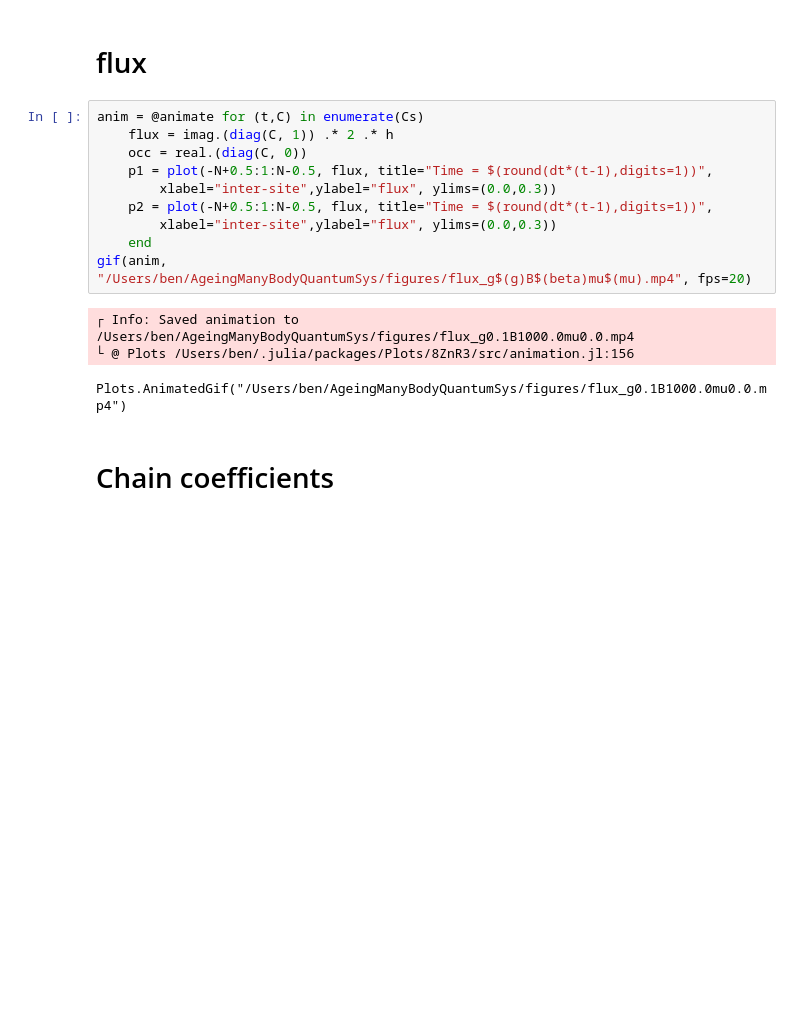
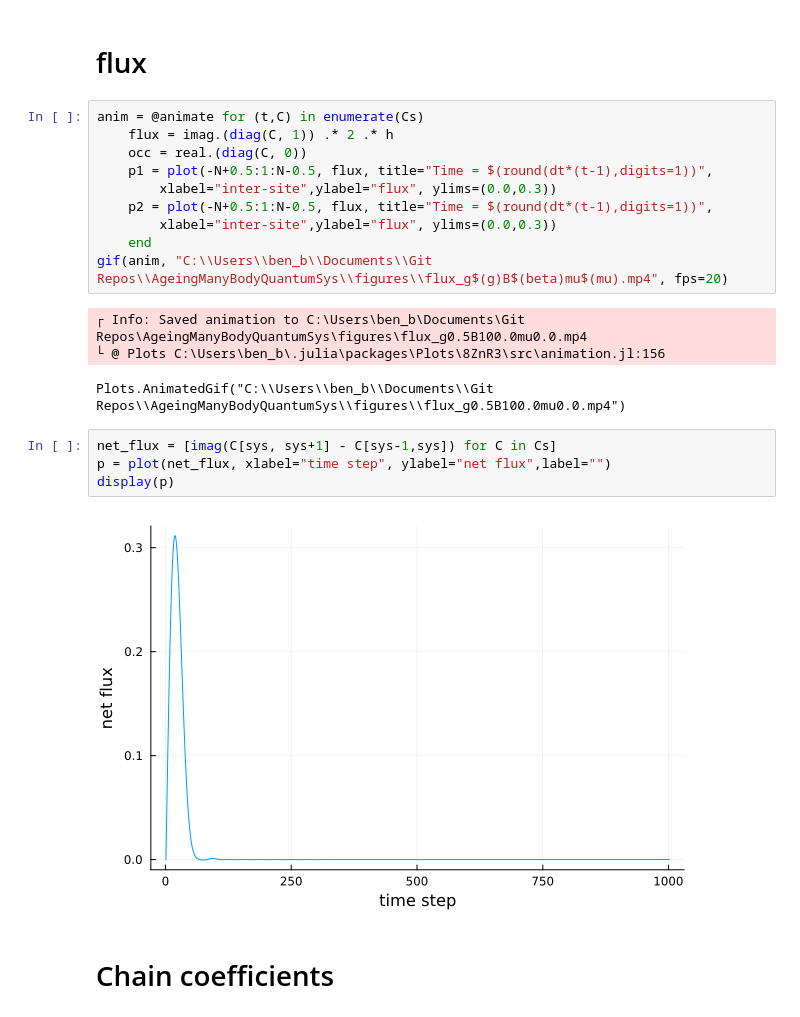
Before and after one commit to FTurci/AgeingManyBodyQuantumSys, a Jupyter notebook: 1stTerm/fluxAnims.ipynb, the cells around one changed output. Cells and saved outputs as stored; diff of their text form; blank space fills up the shorter version.

```diff
--- a/1stTerm/fluxAnims.ipynb
+++ b/1stTerm/fluxAnims.ipynb
@@ -80,11 +80,17 @@ anim = @animate for (t,C) in enumerate(Cs)
     p2 = plot(-N+0.5:1:N-0.5, flux, title="Time = $(round(dt*(t-1),digits=1))",
         xlabel="inter-site",ylabel="flux", ylims=(0.0,0.3))
     end
-gif(anim, "/Users/ben/AgeingManyBodyQuantumSys/figures/flux_g$(g)B$(beta)mu$(mu).mp4", fps=20)
+gif(anim, "C:\\Users\\ben_b\\Documents\\Git Repos\\AgeingManyBodyQuantumSys\\figures\\flux_g$(g)B$(beta)mu$(mu).mp4", fps=20)
 # %% [output]
-┌ Info: Saved animation to /Users/ben/AgeingManyBodyQuantumSys/figures/flux_g0.1B1000.0mu0.0.mp4
-└ @ Plots /Users/ben/.julia/packages/Plots/8ZnR3/src/animation.jl:156
+┌ Info: Saved animation to C:\Users\ben_b\Documents\Git Repos\AgeingManyBodyQuantumSys\figures\flux_g0.5B100.0mu0.0.mp4
+└ @ Plots C:\Users\ben_b\.julia\packages\Plots\8ZnR3\src\animation.jl:156
-Plots.AnimatedGif("/Users/ben/AgeingManyBodyQuantumSys/figures/flux_g0.1B1000.0mu0.0.mp4")
+Plots.AnimatedGif("C:\\Users\\ben_b\\Documents\\Git Repos\\AgeingManyBodyQuantumSys\\figures\\flux_g0.5B100.0mu0.0.mp4")
+# %%
+net_flux = [imag(C[sys, sys+1] - C[sys-1,sys]) for C in Cs]
+p = plot(net_flux, xlabel="time step", ylabel="net flux",label="")
+display(p)
+# %% [output]
+[figure, added]
 # %% [markdown]
 # Chain coefficients
 # %%
```
Also changed, not shown: parts of 8 cells of this notebook, 8 other files.
